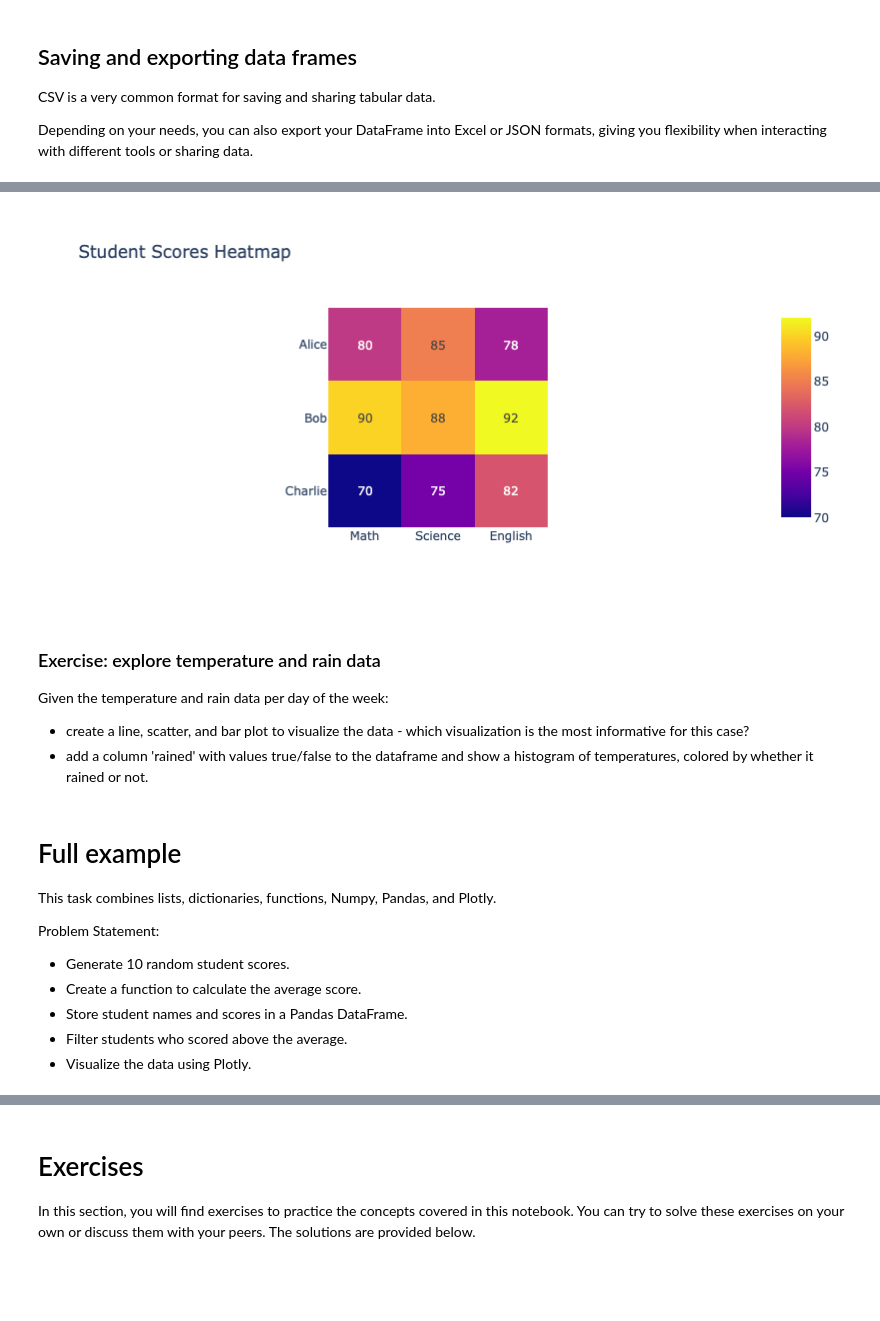
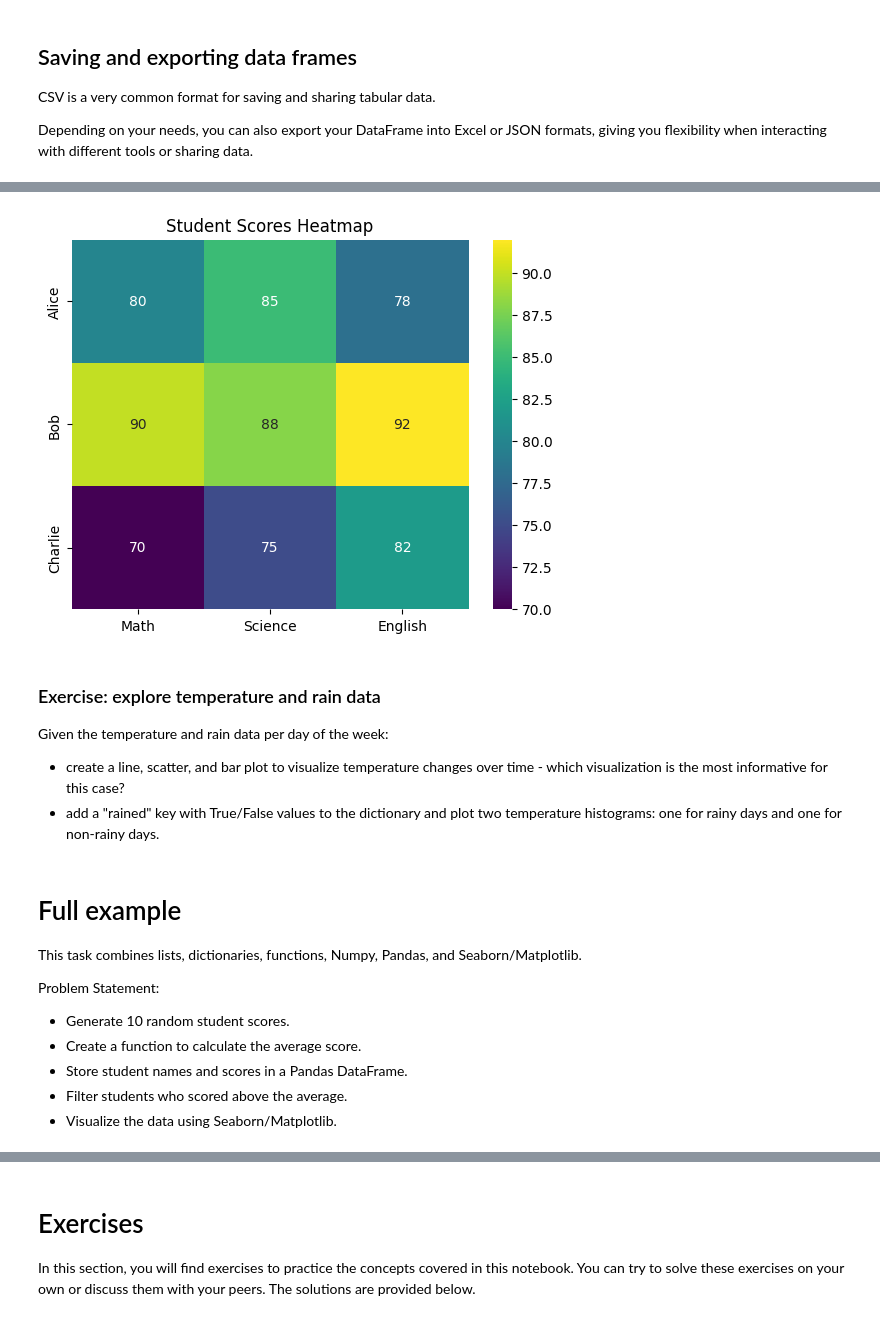
Before and after one commit to uio-bmi/stats_for_cs, a Jupyter notebook: Week_1_PythonIntro/PythonIntro.ipynb, the cells around one changed output, grey strips where cells are left out. Cells and saved outputs as stored; diff of their text form; code cells hidden in the pictures; blank space fills up the shorter version.

Commit message:
Switch to Seaborn and remove dataframes where possible

```diff
--- a/Week_1_PythonIntro/PythonIntro.ipynb
+++ b/Week_1_PythonIntro/PythonIntro.ipynb
@@ -691,16 +871,27 @@ fig.write_html("student_scores.html")
 # %%
 # Heatmap
-df = pd.DataFrame({'Math': [80, 90, 70], 'Science': [85, 88, 75], 'English': [78, 92, 82]})
+scores = [
+    [80, 85, 78],   # Alice
+    [90, 88, 92],   # Bob
+    [70, 75, 82]    # Charlie
+]
 
-fig = px.imshow(df.values, x=df.columns, y=["Alice", "Bob", "Charlie"], text_auto=True, title="Student Scores Heatmap")
-fig.update_layout(width=400, height=400)
-fig.show()
+sns.heatmap(
+    scores,
+    annot=True,
+    cmap="viridis",
+    xticklabels=["Math", "Science", "English"],
+    yticklabels=["Alice", "Bob", "Charlie"]
+)
+
+plt.title("Student Scores Heatmap")
+plt.show()
 # %% [output]
-[figure, old version]
+[figure, new version]
 # %% [markdown]
 ### Exercise: explore temperature and rain data
 
 Given the temperature and rain data per day of the week:
-- create a line, scatter, and bar plot to visualize the data - which visualization is the most informative for this case?
-- add a column 'rained' with values true/false to the dataframe and show a histogram of temperatures, colored by whether it rained or not.
+- create a line, scatter, and bar plot to visualize temperature changes over time - which visualization is the most informative for this case?
+- add a "rained" key with True/False values to the dictionary and plot two temperature histograms: one for rainy days and one for non-rainy days.
 # %%
@@ -712,13 +903,13 @@ df = pd.DataFrame({
 # %% [markdown]
 # Full example
-This task combines lists, dictionaries, functions, Numpy, Pandas, and Plotly.
+This task combines lists, dictionaries, functions, Numpy, Pandas, and Seaborn/Matplotlib.
 
 Problem Statement:
 - Generate 10 random student scores.
 - Create a function to calculate the average score.
 - Store student names and scores in a Pandas DataFrame.
 - Filter students who scored above the average.
-- Visualize the data using Plotly.
+- Visualize the data using Seaborn/Matplotlib.
 # %%
 import numpy as np
 import pandas as pd
```
Also changed, not shown: parts of 63 cells of this notebook.
